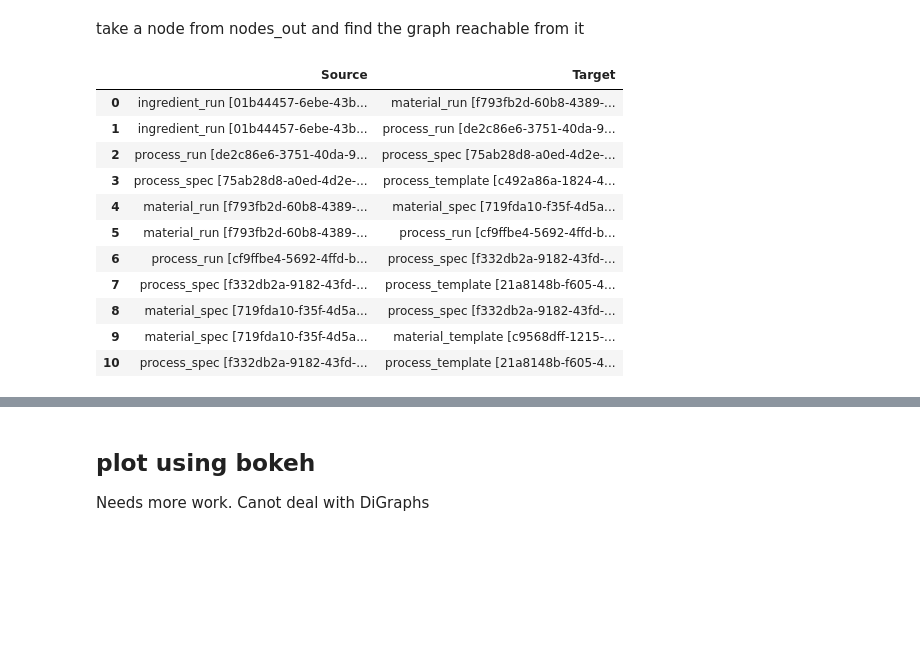
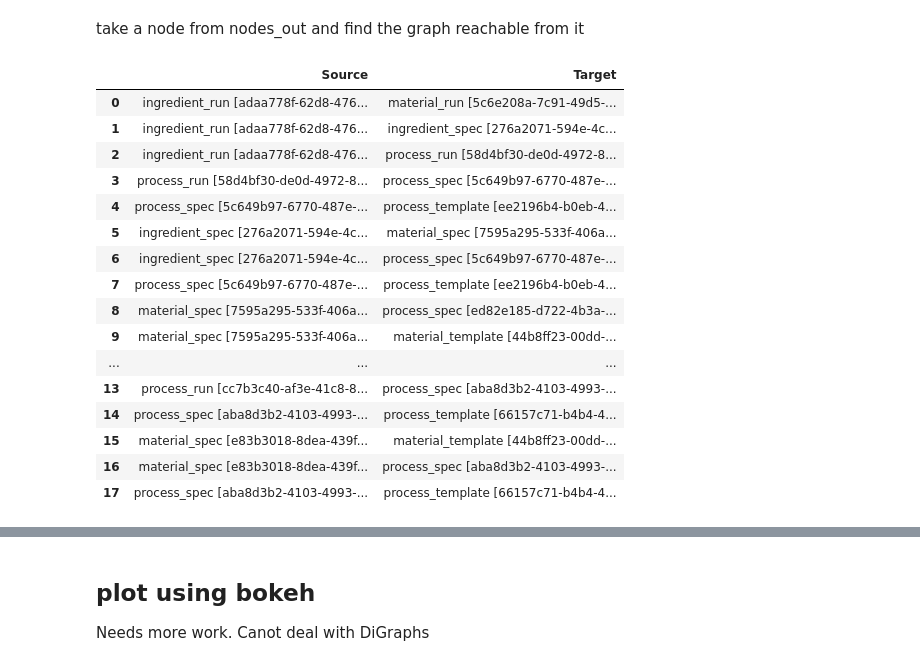
Before and after one commit to openmsi/openmsipython, a Jupyter notebook: other_code/casjobs/Query-GEMD-Graphs.ipynb, the cells around one changed output, grey strips where cells are left out. Saved outputs shown, nothing was run; the diff lists cells and outputs as text; code cells hidden in the pictures; blank space fills up the shorter version.

```diff
--- a/other_code/casjobs/Query-GEMD-Graphs.ipynb
+++ b/other_code/casjobs/Query-GEMD-Graphs.ipynb
@@ -151,46 +201,51 @@ select c.uid as node_uid
 ,      c.gemd_type as node_type
 ,      c.context as node_context
 ,      cast(c.gemd_type+' ['+c.uid+']' as varchar(128)) as Target
 ,      cast(-1 as bigint) as edge_id
 ,      cast(NULL as varchar(64)) as from_uid
 ,      cast(NULL as varchar(128)) as Source
 ,      0 as level
-  from GEMDContext c
+  from GEMDObject c
   where uid='{UID}'
  union all
 select c.uid as node_uid
 ,      c.gemd_type as node_type
 ,      c.context as node_context
 ,      cast(c.gemd_type+' ['+c.uid+']' as varchar(128)) as Target
 ,      e.id as edge_id
 ,      gr.node_uid as from_uid
 ,      gr.Target as Source
 ,      gr.level+1 as level
   from gr
   join GEMDEdge e on e.from_uid=gr.node_uid
-  join GEMDContext c on c.uid=e.to_uid
+  join GEMDObject c on c.uid=e.to_uid
 where gr.level < 16
 )
 select Source,Target
 --,node_type,node_context
   from gr
  where Source is not null
 """
 gr=cj.executeQuery(sql,DATABASE)
 gr
 # %% [output]
 |  | Source | Target |
-| 0 | ingredient_run [01b44457-6ebe-43b... | material_run [f793fb2d-60b8-4389-... |
-| 1 | ingredient_run [01b44457-6ebe-43b... | process_run [de2c86e6-3751-40da-9... |
-| 2 | process_run [de2c86e6-3751-40da-9... | process_spec [75ab28d8-a0ed-4d2e-... |
-| 3 | process_spec [75ab28d8-a0ed-4d2e-... | process_template [c492a86a-1824-4... |
-| 4 | material_run [f793fb2d-60b8-4389-... | material_spec [719fda10-f35f-4d5a... |
-| 5 | material_run [f793fb2d-60b8-4389-... | process_run [cf9ffbe4-5692-4ffd-b... |
-| 6 | process_run [cf9ffbe4-5692-4ffd-b... | process_spec [f332db2a-9182-43fd-... |
-| 7 | process_spec [f332db2a-9182-43fd-... | process_template [21a8148b-f605-4... |
-| 8 | material_spec [719fda10-f35f-4d5a... | process_spec [f332db2a-9182-43fd-... |
-| 9 | material_spec [719fda10-f35f-4d5a... | material_template [c9568dff-1215-... |
-| 10 | process_spec [f332db2a-9182-43fd-... | process_template [21a8148b-f605-4... |
+| 0 | ingredient_run [adaa778f-62d8-476... | material_run [5c6e208a-7c91-49d5-... |
+| 1 | ingredient_run [adaa778f-62d8-476... | ingredient_spec [276a2071-594e-4c... |
+| 2 | ingredient_run [adaa778f-62d8-476... | process_run [58d4bf30-de0d-4972-8... |
+| 3 | process_run [58d4bf30-de0d-4972-8... | process_spec [5c649b97-6770-487e-... |
+| 4 | process_spec [5c649b97-6770-487e-... | process_template [ee2196b4-b0eb-4... |
+| 5 | ingredient_spec [276a2071-594e-4c... | material_spec [7595a295-533f-406a... |
+| 6 | ingredient_spec [276a2071-594e-4c... | process_spec [5c649b97-6770-487e-... |
+| 7 | process_spec [5c649b97-6770-487e-... | process_template [ee2196b4-b0eb-4... |
+| 8 | material_spec [7595a295-533f-406a... | process_spec [ed82e185-d722-4b3a-... |
+| 9 | material_spec [7595a295-533f-406a... | material_template [44b8ff23-00dd-... |
+| ... | ... | ... |
+| 13 | process_run [cc7b3c40-af3e-41c8-8... | process_spec [aba8d3b2-4103-4993-... |
+| 14 | process_spec [aba8d3b2-4103-4993-... | process_template [66157c71-b4b4-4... |
+| 15 | material_spec [e83b3018-8dea-439f... | material_template [44b8ff23-00dd-... |
+| 16 | material_spec [e83b3018-8dea-439f... | process_spec [aba8d3b2-4103-4993-... |
+| 17 | process_spec [aba8d3b2-4103-4993-... | process_template [66157c71-b4b4-4... |
 # %%
 G=nx.from_pandas_edgelist(gr,'Source','Target',create_using=nx.DiGraph)#,'node_type')
 # %%
```
Also changed, not shown: parts of 21 cells of this notebook, 2 other files.
